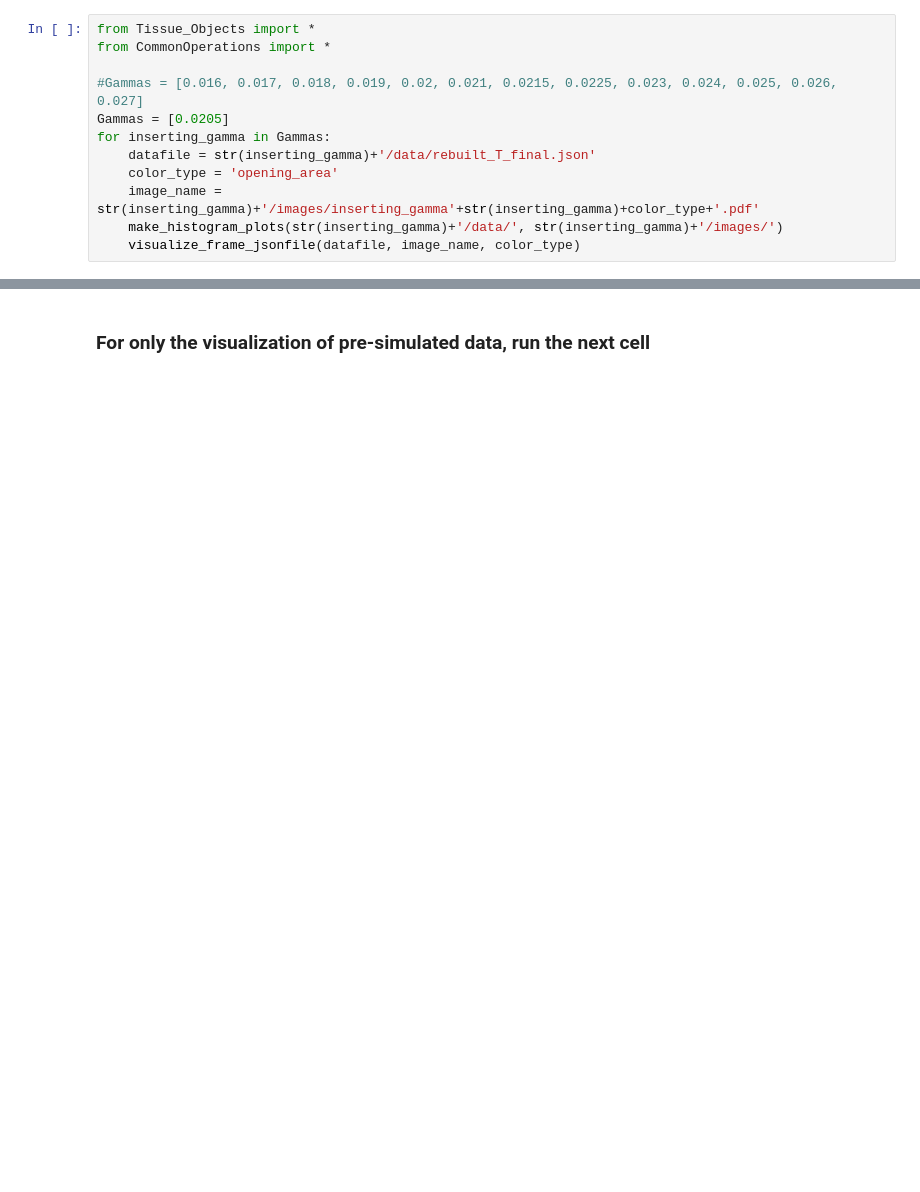
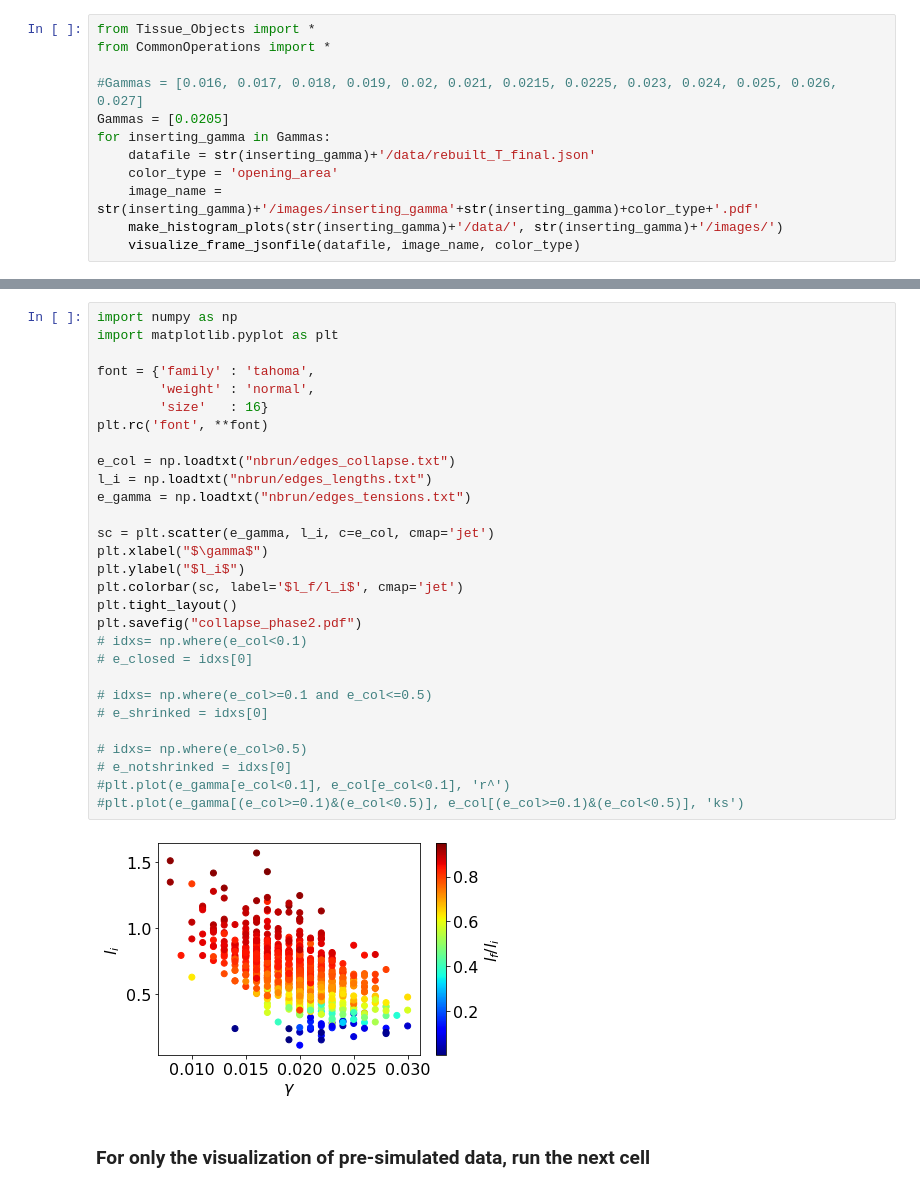
Before and after one commit to aboamiri/VertexModel2DApical, a Jupyter notebook: runmodule.ipynb, the cells around one changed output, grey strips where cells are left out. Cells and saved outputs as stored; diff of their text form; blank space fills up the shorter version.

```diff
--- a/runmodule.ipynb
+++ b/runmodule.ipynb
@@ -237,3 +319,34 @@ for inserting_gamma in Gammas:
+# %%
+import numpy as np
+import matplotlib.pyplot as plt
+
+font = {'family' : 'tahoma',
+        'weight' : 'normal',
+        'size'   : 16}
+plt.rc('font', **font)
+
+e_col = np.loadtxt("nbrun/edges_collapse.txt")
+l_i = np.loadtxt("nbrun/edges_lengths.txt")
+e_gamma = np.loadtxt("nbrun/edges_tensions.txt")
+
+sc = plt.scatter(e_gamma, l_i, c=e_col, cmap='jet')
+plt.xlabel("$\gamma$")
+plt.ylabel("$l_i$")
+plt.colorbar(sc, label='$l_f/l_i$', cmap='jet')
+plt.tight_layout()
+plt.savefig("collapse_phase2.pdf")
+# idxs= np.where(e_col<0.1)
+# e_closed = idxs[0]
+
+# idxs= np.where(e_col>=0.1 and e_col<=0.5)
+# e_shrinked = idxs[0]
+
+# idxs= np.where(e_col>0.5)
+# e_notshrinked = idxs[0]
+#plt.plot(e_gamma[e_col<0.1], e_col[e_col<0.1], 'r^')
+#plt.plot(e_gamma[(e_col>=0.1)&(e_col<0.5)], e_col[(e_col>=0.1)&(e_col<0.5)], 'ks')
+# %% [output]
+[figure, added]
 # %% [markdown]
 ### For only the visualization of pre-simulated data, run the next cell
 # %%
```
Also changed, not shown: parts of 4 cells of this notebook, 4 other files.
